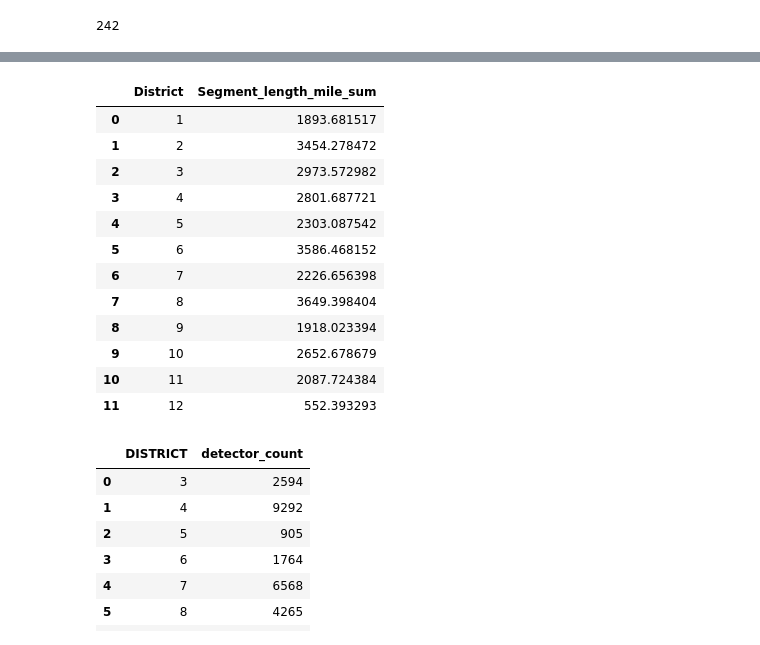
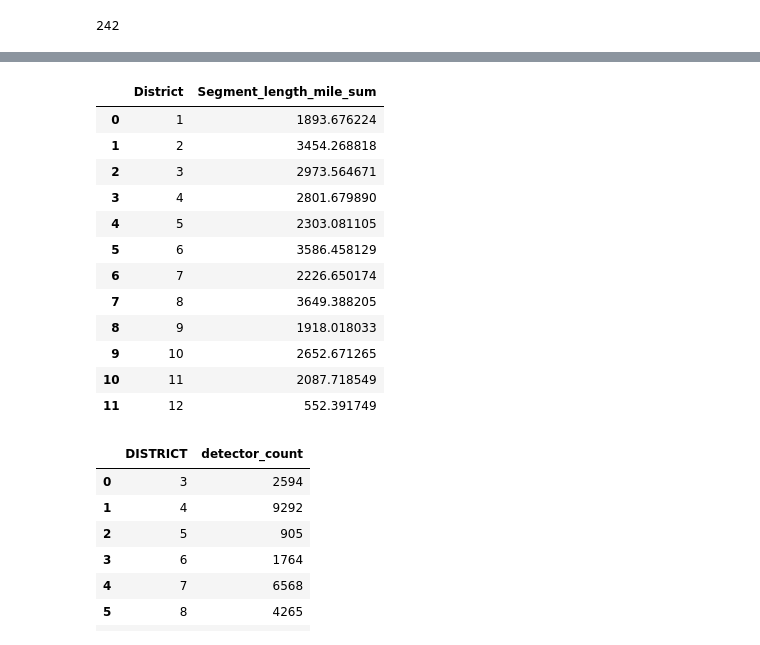
Before and after one commit to mmmiah/PeMS-Coverage, a Jupyter notebook: PeMS Coverage.ipynb, the cells around one changed output, grey strips where cells are left out. Saved outputs shown, nothing was run; the diff lists cells and outputs as text; code cells hidden in the pictures.

```diff
--- a/PeMS Coverage.ipynb
+++ b/PeMS Coverage.ipynb
@@ -86,5 +134,6 @@ shs_proj.head()
 # %%
 shs_proj_link=shs.to_crs("EPSG:3310")
+shs_proj_link['Segment_length_mile']=shs_proj_link['geometry'].length*0.000621371
 shs_proj_link.head()
 # %% [output]
 |  | OBJECTID | Route | RteSuffix | RouteS | PMRouteID | County | District | PMPrefix | bPM | ePM | ... |
@@ -544,6 +778,3 @@ array([ 3.,  4., 11., 12.,  8.,  7.,  5.,  6., 10.,  2.,  9.,  1.])
 shs_link_pems_sensor_density.Route.nunique()
 # %% [output]
 242
-# %%
-shs_proj_link['segment_length_mile']=shs_proj_link['geometry'].length/1609.34
-shs_proj_link.head()
@@ -582,25 +805,25 @@ shs_proj_link.head()
 # %%
 # Calculate the sum of segment length for each district
 district_segment_length_sum = shs_proj_link.groupby(
     ['District']
-).agg(Segment_length_mile_sum=('segment_length_mile', 'sum')
+).agg(Segment_length_mile_sum=('Segment_length_mile', 'sum')
 ).reset_index()
 # Display the result
 district_segment_length_sum
 # %% [output]
 |  | District | Segment_length_mile_sum |
-| 0 | 1 | 1893.681517 |
-| 1 | 2 | 3454.278472 |
-| 2 | 3 | 2973.572982 |
-| 3 | 4 | 2801.687721 |
-| 4 | 5 | 2303.087542 |
-| 5 | 6 | 3586.468152 |
-| 6 | 7 | 2226.656398 |
-| 7 | 8 | 3649.398404 |
-| 8 | 9 | 1918.023394 |
-| 9 | 10 | 2652.678679 |
-| 10 | 11 | 2087.724384 |
-| 11 | 12 | 552.393293 |
+| 0 | 1 | 1893.676224 |
+| 1 | 2 | 3454.268818 |
+| 2 | 3 | 2973.564671 |
+| 3 | 4 | 2801.679890 |
+| 4 | 5 | 2303.081105 |
+| 5 | 6 | 3586.458129 |
+| 6 | 7 | 2226.650174 |
+| 7 | 8 | 3649.388205 |
+| 8 | 9 | 1918.018033 |
+| 9 | 10 | 2652.671265 |
+| 10 | 11 | 2087.718549 |
+| 11 | 12 | 552.391749 |
 # %%
 # Calculate the detector for each district
 district_detector_count = pems_gdf_proj.groupby(
```
Also changed, not shown: parts of 112 cells of this notebook, 2 other files.
